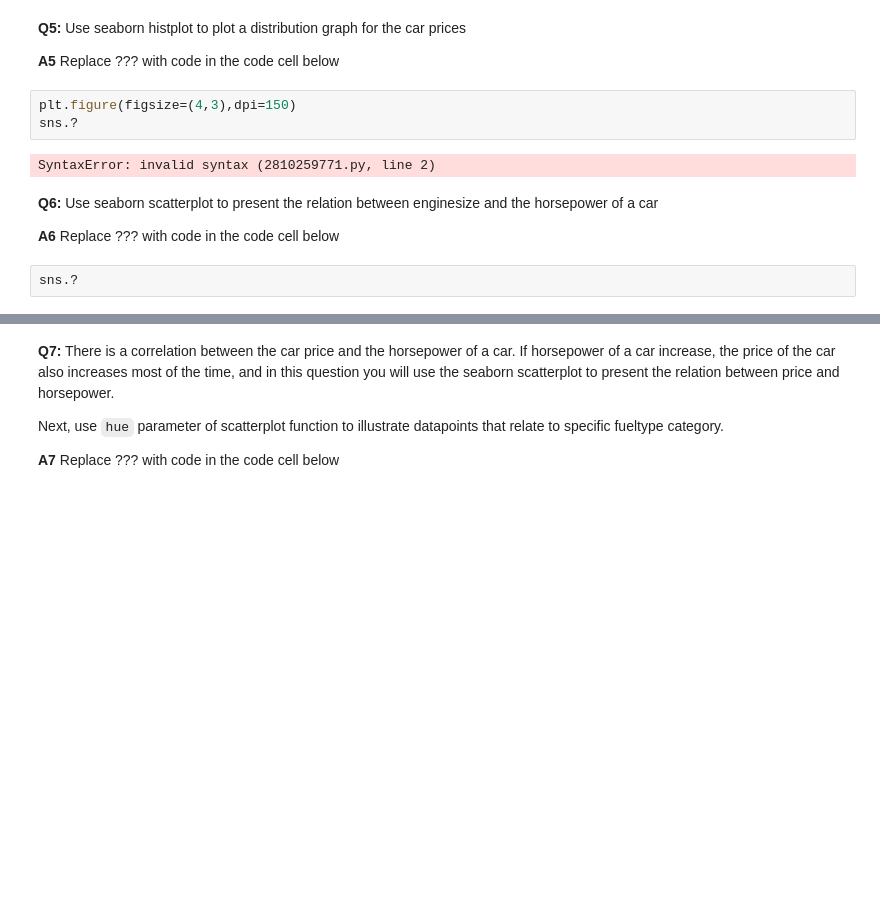
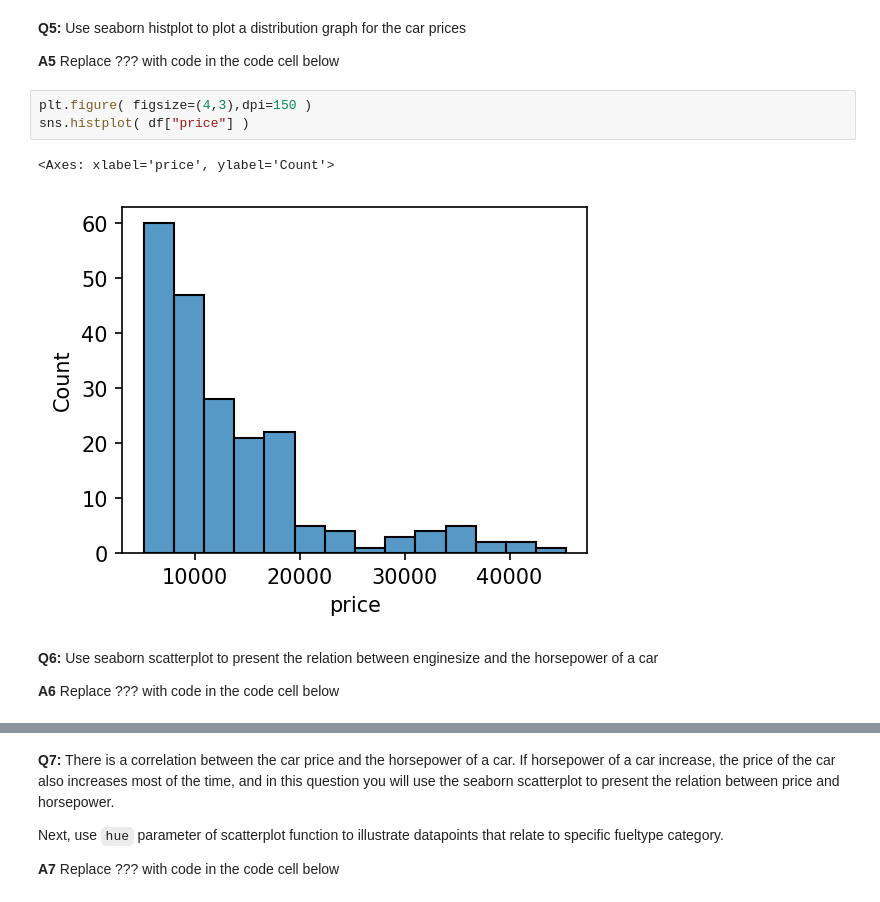
Before and after one commit to P-wig/ML-HW, a Jupyter notebook: HW3/HW3.ipynb, the cells around one changed output, grey strips where cells are left out. Drawn from its saved outputs; the diff is of its cells as text; blank space fills up the shorter version.

```diff
--- a/HW3/HW3.ipynb
+++ b/HW3/HW3.ipynb
@@ -140,13 +140,12 @@ sns.histplot( df["enginesize"] )
 
 **A5** Replace ??? with code in the code cell below
 # %%
-plt.figure(figsize=(4,3),dpi=150)
-sns.?
+plt.figure( figsize=(4,3),dpi=150 )
+sns.histplot( df["price"] )
 # %% [output]
-SyntaxError: invalid syntax (2810259771.py, line 2)
+<Axes: xlabel='price', ylabel='Count'>
+[figure, added]
 # %% [markdown]
 **Q6:** Use seaborn scatterplot to present the relation between enginesize and the horsepower of a car
 
 **A6** Replace ??? with code in the code cell below
-# %%
-sns.?
```
Also changed, not shown: parts of 10 cells of this notebook.
